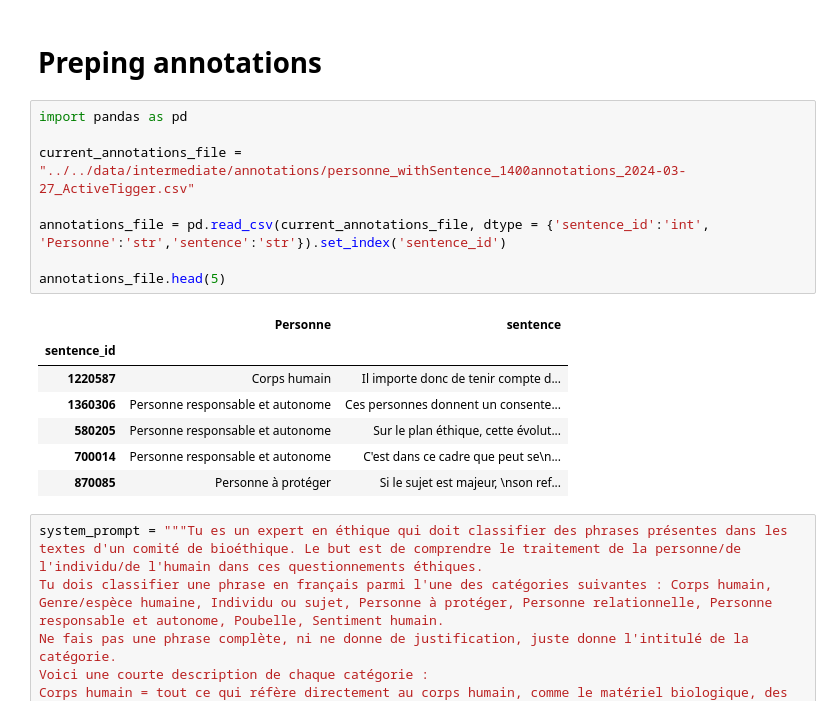
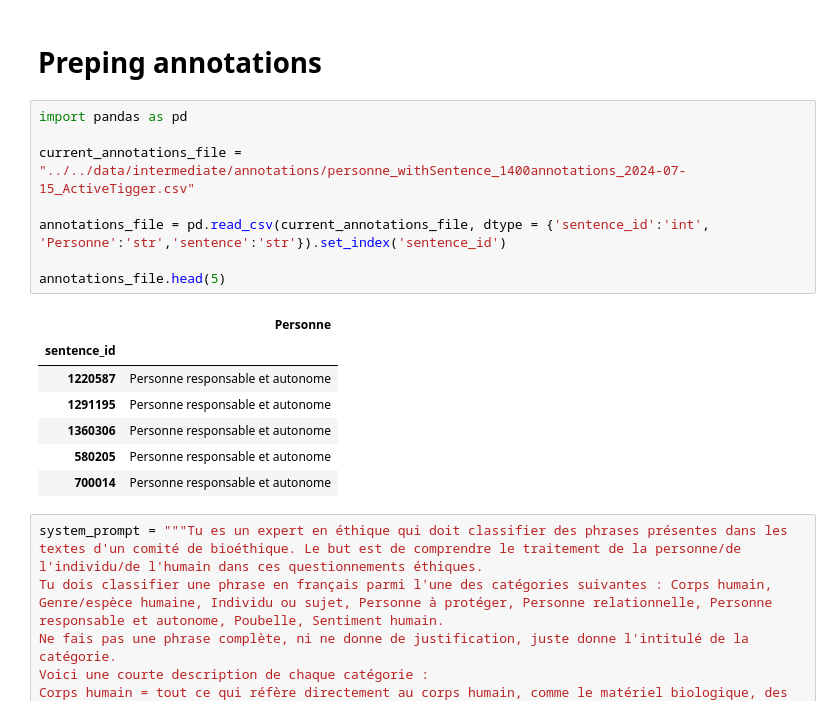
Before and after one commit to LeoMaurice/CCNE, a Jupyter notebook: src/LLM/GPT35_finetuning_multicat.ipynb, the cells around one changed output. Drawn from its saved outputs; the diff is of its cells as text.

Commit message:
ajout annotation avant gpt, leger commentaire descriotnion_annotations

```diff
--- a/src/LLM/GPT35_finetuning_multicat.ipynb
+++ b/src/LLM/GPT35_finetuning_multicat.ipynb
@@ -22,20 +24,20 @@ RandomState(MT19937) at 0x...
 # %%
 import pandas as pd
 
-current_annotations_file = "../../data/intermediate/annotations/personne_withSentence_1400annotations_2024-03-27_ActiveTigger.csv"
+current_annotations_file = "../../data/intermediate/annotations/personne_withSentence_1400annotations_2024-07-15_ActiveTigger.csv"
 
 annotations_file = pd.read_csv(current_annotations_file, dtype = {'sentence_id':'int',
 'Personne':'str','sentence':'str'}).set_index('sentence_id')
 
 annotations_file.head(5)
 # %% [output]
-|  | Personne | sentence |
-| sentence_id |  |  |
-| 1220587 | Corps humain | Il importe donc de tenir compte d... |
-| 1360306 | Personne responsable et autonome | Ces personnes donnent un consente... |
-| 580205 | Personne responsable et autonome | Sur le plan éthique, cette évolut... |
-| 700014 | Personne responsable et autonome | C'est dans ce cadre que peut se\n... |
-| 870085 | Personne à protéger | Si le sujet est majeur, \nson ref... |
+|  | Personne |
+| sentence_id |  |
+| 1220587 | Personne responsable et autonome |
+| 1291195 | Personne responsable et autonome |
+| 1360306 | Personne responsable et autonome |
+| 580205 | Personne responsable et autonome |
+| 700014 | Personne responsable et autonome |
 # %%
 system_prompt = """Tu es un expert en éthique qui doit classifier des phrases présentes dans les textes d'un comité de bioéthique. Le but est de comprendre le traitement de la personne/de l'individu/de l'humain dans ces questionnements éthiques.
 Tu dois classifier une phrase en français parmi l'une des catégories suivantes : Corps humain, Genre/espèce humaine, Individu ou sujet, Personne à protéger, Personne relationnelle, Personne responsable et autonome, Poubelle, Sentiment humain.
```
Also changed, not shown: parts of 1 cell of this notebook, 2 other files.
